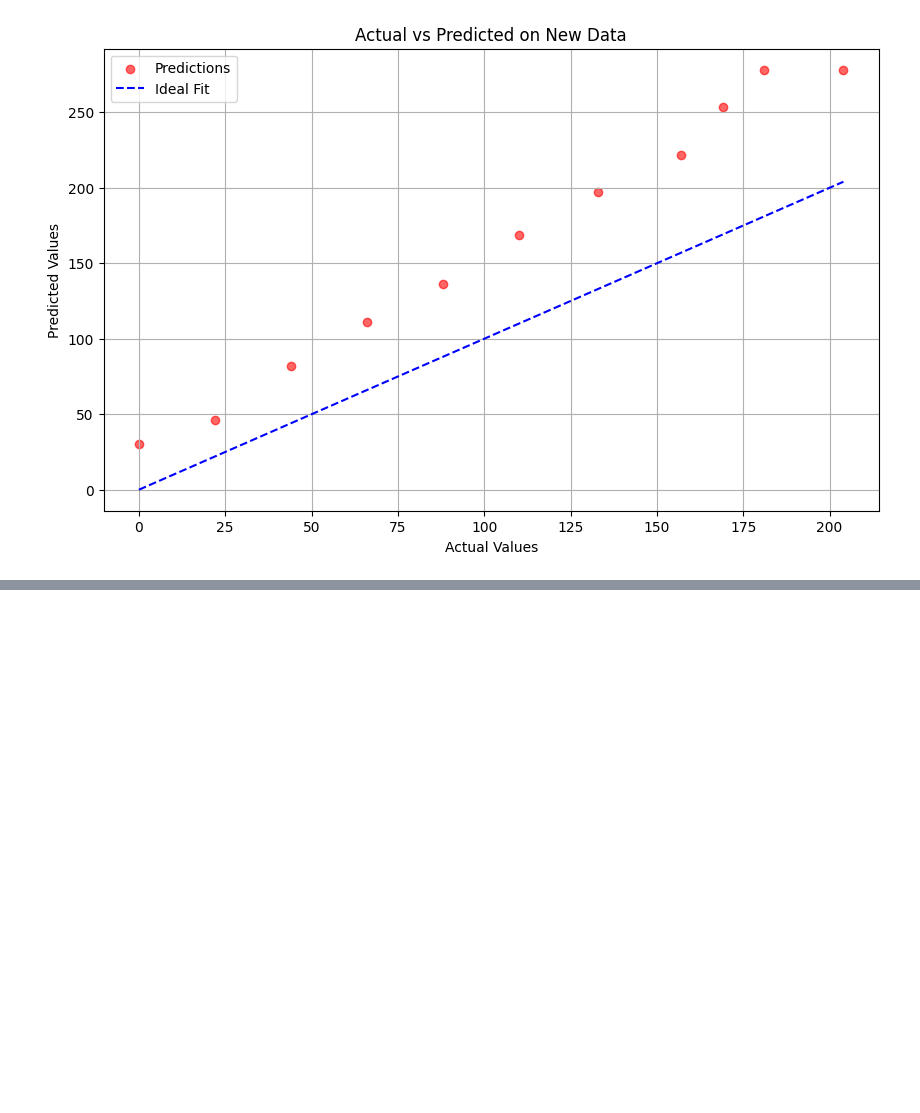
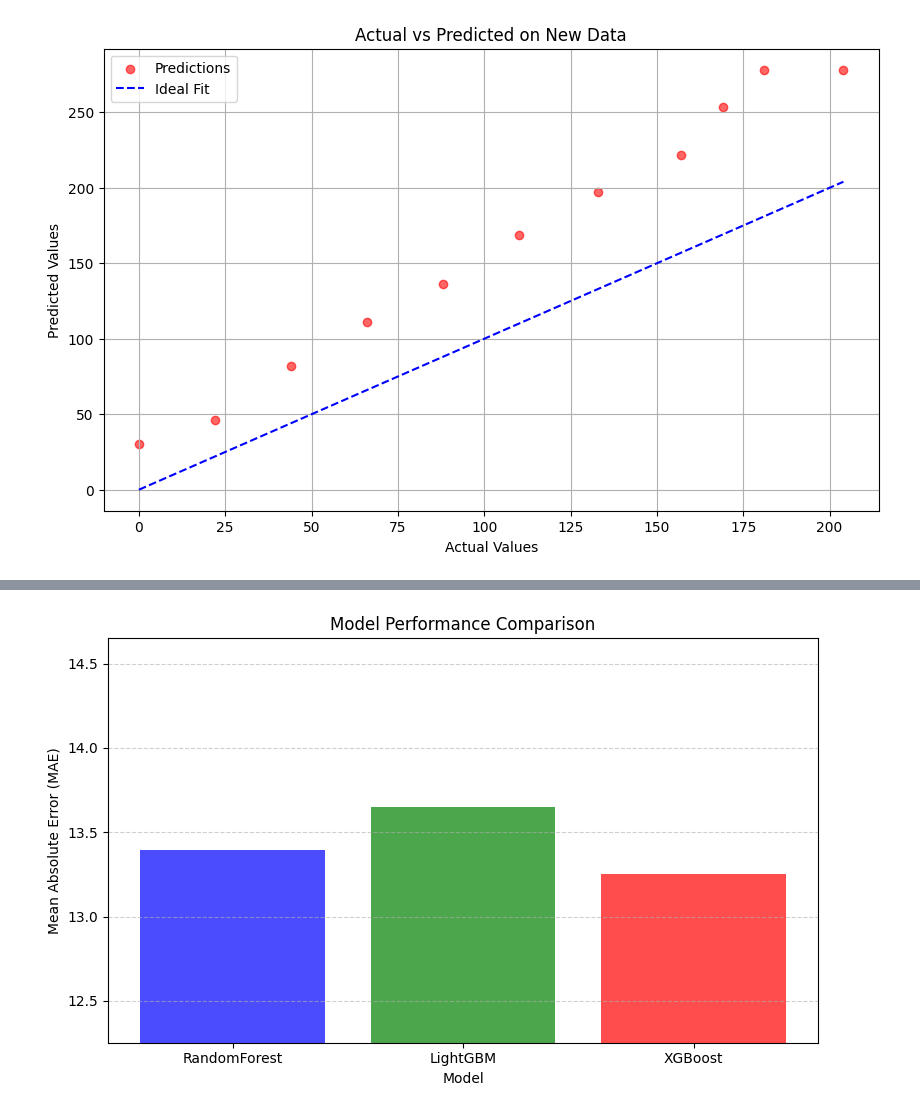
Before and after one commit to FlipW0rld/CS506_Project, a Jupyter notebook: testing.ipynb, the cells around one changed output, grey strips where cells are left out. Cells and saved outputs as stored; diff of their text form; code cells hidden in the pictures; blank space fills up the shorter version.

Commit message:
Visualization of accuracy comparison of three models

```diff
--- a/testing.ipynb
+++ b/testing.ipynb
@@ -244,3 +244,51 @@ plt.show()
 # %% [output]
 MAE on new test data: 57.20
 [figure]
+# %%
+import matplotlib.pyplot as plt
+
+# 存储模型结果
+results = {}
+
+# 添加 RandomForest 的结果
+rf_model, rf_y_pred, rf_mae = train_random_forest(X, y)
+results['RandomForest'] = {
+    'MAE': rf_mae,
+    'Best Parameters': rf_model.get_params()
+}
+
+# 添加 LightGBM 的结果
+lgbm_model, lgbm_y_pred, lgbm_mae = train_lightgbm(X, y)
+results['LightGBM'] = {
+    'MAE': lgbm_mae,
+    'Best Parameters': lgbm_model.get_params()
+}
+
+# 添加 XGBoost 的结果
+xgb_model, xgb_y_pred, xgb_mae = train_xgboost(X, y)
+results['XGBoost'] = {
+    'MAE': xgb_mae,
+    'Best Parameters': xgb_model.get_params()
+}
+
+# 简化输出的部分
+print("\nModel Performance Comparison:")
+for model, metrics in results.items():
+    print(f"{model} - MAE: {metrics['MAE']:.2f}")
+    key_params = {k: v for k, v in metrics['Best Parameters'].items() if 'model__' in k}
+    print(f"Key Parameters: {key_params}\n")
+
+# 可视化 MAE 比较
+mae_values = [metrics['MAE'] for metrics in results.values()]
+model_names = list(results.keys())
+
+plt.figure(figsize=(8, 5))
+plt.bar(model_names, mae_values, color=['blue', 'green', 'red'], alpha=0.7)
+plt.xlabel('Model')
+plt.ylabel('Mean Absolute Error (MAE)')
+plt.title('Model Performance Comparison')
+plt.ylim(min(mae_values) - 1, max(mae_values) + 1)
+plt.grid(axis='y', linestyle='--', alpha=0.6)
+plt.tight_layout()
+plt.show()
+# %% [output]
@@ -246,0 +312 @@ MAE on new test data: 57.20
+[figure, added]
```
Also changed, not shown: parts of 1 cell of this notebook.
